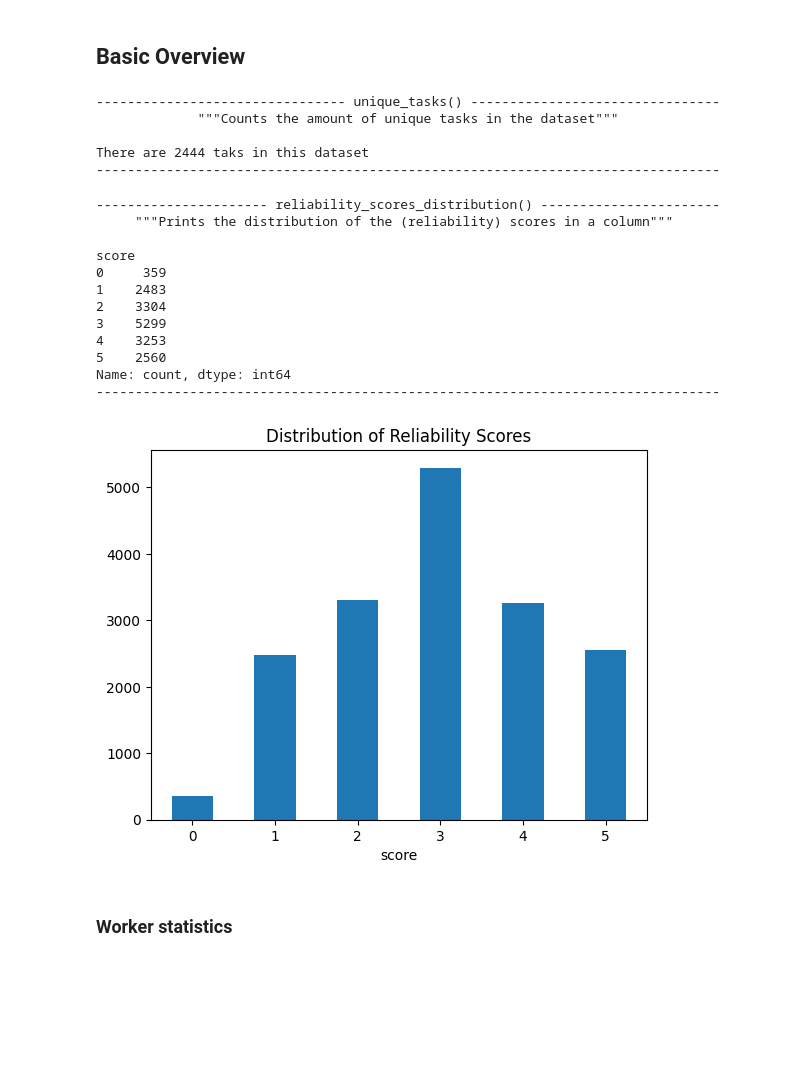
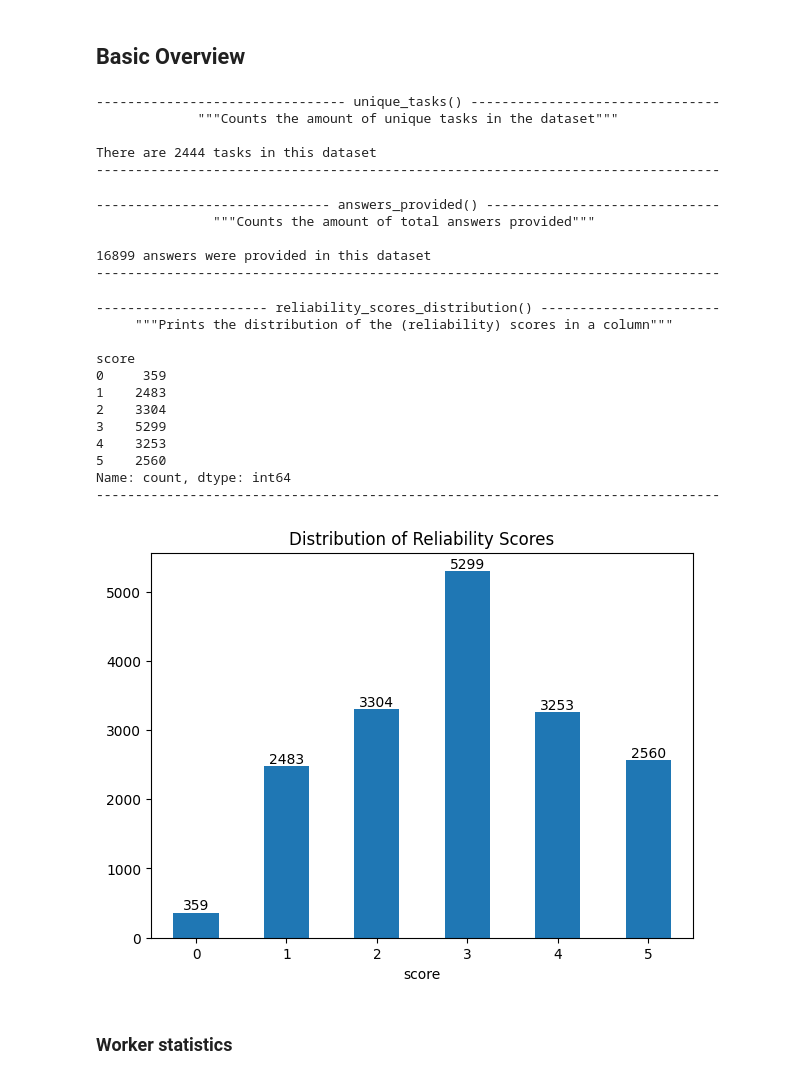
Before and after one commit to bbjoverbeek/credibility-conundrum, a Jupyter notebook: 1_data_exploration.ipynb, the cells around one changed output. Drawn from its saved outputs; the diff is of its cells as text; code cells hidden in the pictures; blank space fills up the shorter version.

Commit message:
Run code again without zero-scores

```diff
--- a/1_data_exploration.ipynb
+++ b/1_data_exploration.ipynb
@@ -77,38 +79,56 @@ def unique_tasks(df: pd.DataFrame) -> None:
 
     print(f'There are {len(unique_ids)} tasks in this dataset')
 
-unique_tasks(df)
+unique_tasks(df_no_zero)
 # %% [output]
 -------------------------------- unique_tasks() --------------------------------
              """Counts the amount of unique tasks in the dataset"""
 
-There are 2444 taks in this dataset
+There are 2444 tasks in this dataset
 --------------------------------------------------------------------------------
+# %%
+@print_formatting
+def answers_provided(df: pd.DataFrame) -> None:
+    """Counts the amount of total answers provided"""
+
+    print(f'{len(df)} answers were provided in this dataset')
+
+answers_provided(df_no_zero)
+# %% [output]
+------------------------------ answers_provided() ------------------------------
+               """Counts the amount of total answers provided"""
+
+16899 answers were provided in this dataset
+--------------------------------------------------------------------------------
 # %%
 @print_formatting
-def reliability_scores_distribution(column: pd.Series) -> None:
+def reliability_scores_distribution(column: pd.Series, annot: bool=False, rot: bool|int=False, figsize: tuple[float,float]=(7,5)) -> None:
     """Prints the distribution of the (reliability) scores in a column"""
 
     print(column.value_counts().sort_index())
 
     # df.hist(column='z_score', bins=10, grid=False)
-    column.value_counts().sort_index().plot(kind='bar', title='Distribution of Reliability Scores', rot=True)
+    ax = column.value_counts().sort_index().plot(kind='bar', title='Distribution of Reliability Scores', rot=rot, figsize=figsize)
 
-reliability_scores_distribution(df['score'])
+    if annot:
+        for container in ax.containers:
+            ax.bar_label(container)
+
+reliability_scores_distribution(df['score'], annot=True, rot=True)
 # %% [output]
 ---------------------- reliability_scores_distribution() -----------------------
      """Prints the distribution of the (reliability) scores in a column"""
 
 score
 0     359
 1    2483
 2    3304
 3    5299
 4    3253
 5    2560
 Name: count, dtype: int64
 --------------------------------------------------------------------------------
-[figure, old version]
+[figure, new version]
 # %% [markdown]
 ### Worker statistics
 # %%
```
Also changed, not shown: parts of 23 cells of this notebook.
